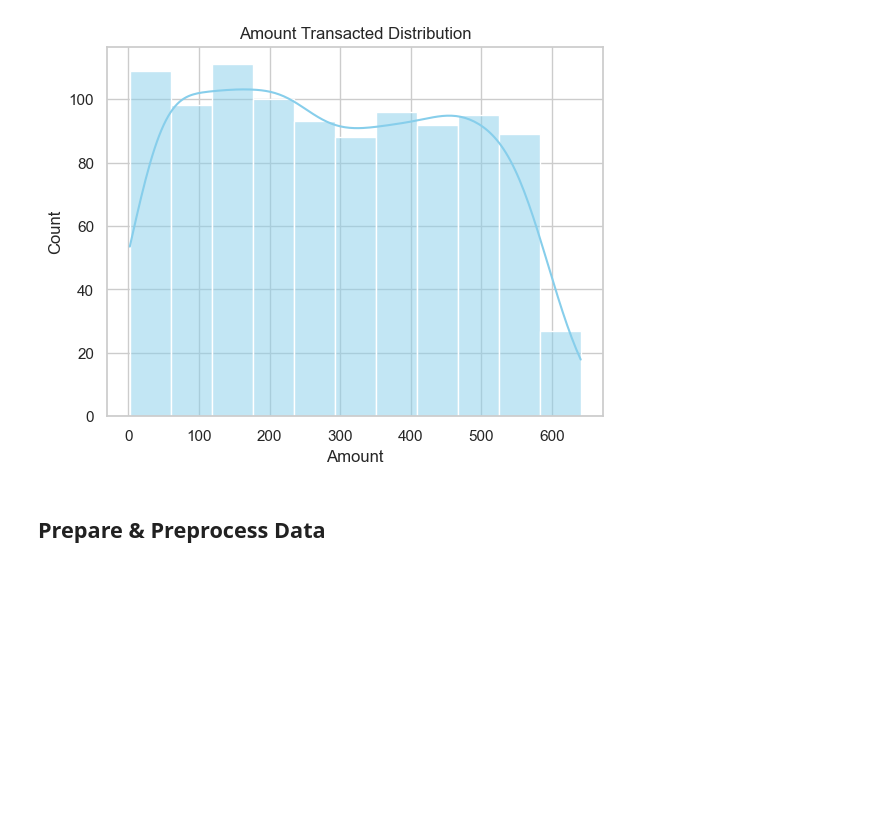
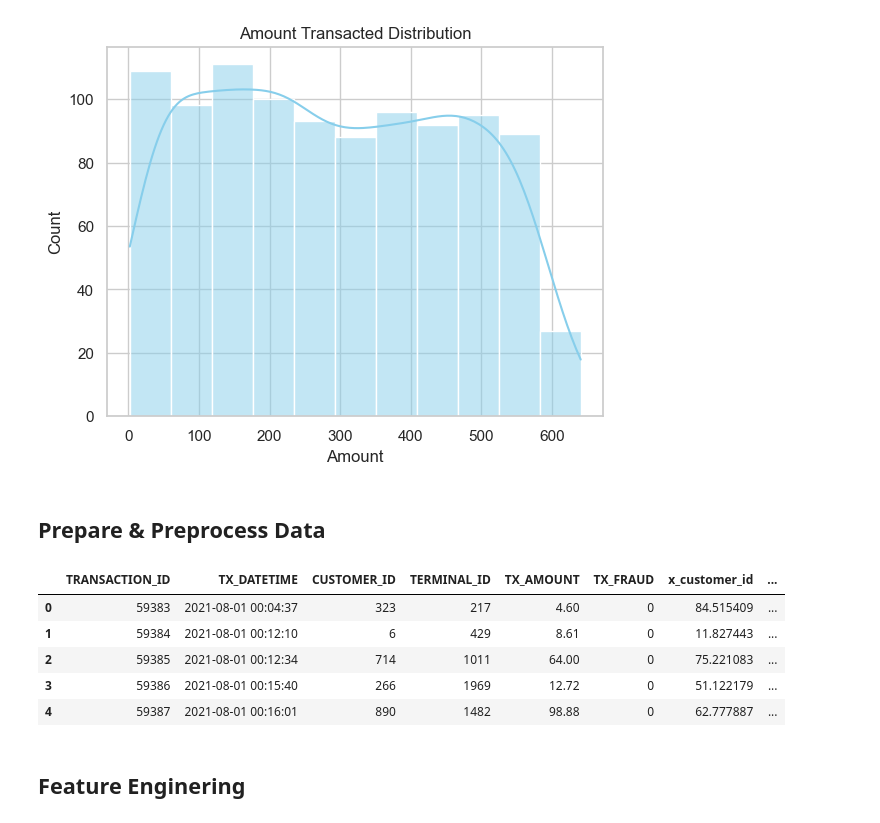
Before and after one commit to JuanS286/CreditCardFraudDetection, a Jupyter notebook: CreditCardFraudDetection.ipynb, the cells around one changed output. Saved outputs shown, nothing was run; the diff lists cells and outputs as text; code cells hidden in the pictures; blank space fills up the shorter version.

Commit message:
It update with some preprocesing data, mergin datasets

```diff
--- a/CreditCardFraudDetection.ipynb
+++ b/CreditCardFraudDetection.ipynb
@@ -21,10 +21,10 @@ from sklearn.preprocessing import LabelEncoder
 # %%
 
 # Read in the data with read_csv() into a Pandas Dataframe
-customer_df=pd.read_csv("customer.csv")
-terminal_df=pd.read_csv("terminal.csv")
-train_df=pd.read_csv("train.csv")
-test_df=pd.read_csv("test.csv")
+customer_df=pd.read_csv("data/customer.csv")
+terminal_df=pd.read_csv("data/terminal.csv")
+train_df=pd.read_csv("data/train.csv")
+test_df=pd.read_csv("data/test.csv")
 # %% [markdown]
 ## Exploratory data analysis
 # %%
@@ -366,3 +366,17 @@ plt.show()
 [figure]
 # %% [markdown]
 ## Prepare & Preprocess Data
+# %%
+# Merge train dataset with customer and terminal datasets to include customer and terminal information relevant to each transaction
+train_df = train_df.merge(customer_df, on='CUSTOMER_ID', how='left')
+train_df = train_df.merge(terminal_df, on='TERMINAL_ID', how='left')
+train_df.head()
+# %% [output]
+|  | TRANSACTION_ID | TX_DATETIME | CUSTOMER_ID | TERMINAL_ID | TX_AMOUNT | TX_FRAUD | x_customer_id | ... |
+| 0 | 59383 | 2021-08-01 00:04:37 | 323 | 217 | 4.60 | 0 | 84.515409 | ... |
+| 1 | 59384 | 2021-08-01 00:12:10 | 6 | 429 | 8.61 | 0 | 11.827443 | ... |
+| 2 | 59385 | 2021-08-01 00:12:34 | 714 | 1011 | 64.00 | 0 | 75.221083 | ... |
+| 3 | 59386 | 2021-08-01 00:15:40 | 266 | 1969 | 12.72 | 0 | 51.122179 | ... |
+| 4 | 59387 | 2021-08-01 00:16:01 | 890 | 1482 | 98.88 | 0 | 62.777887 | ... |
+# %% [markdown]
+## Feature Enginering
```
Also changed, not shown: parts of 6 cells of this notebook.
